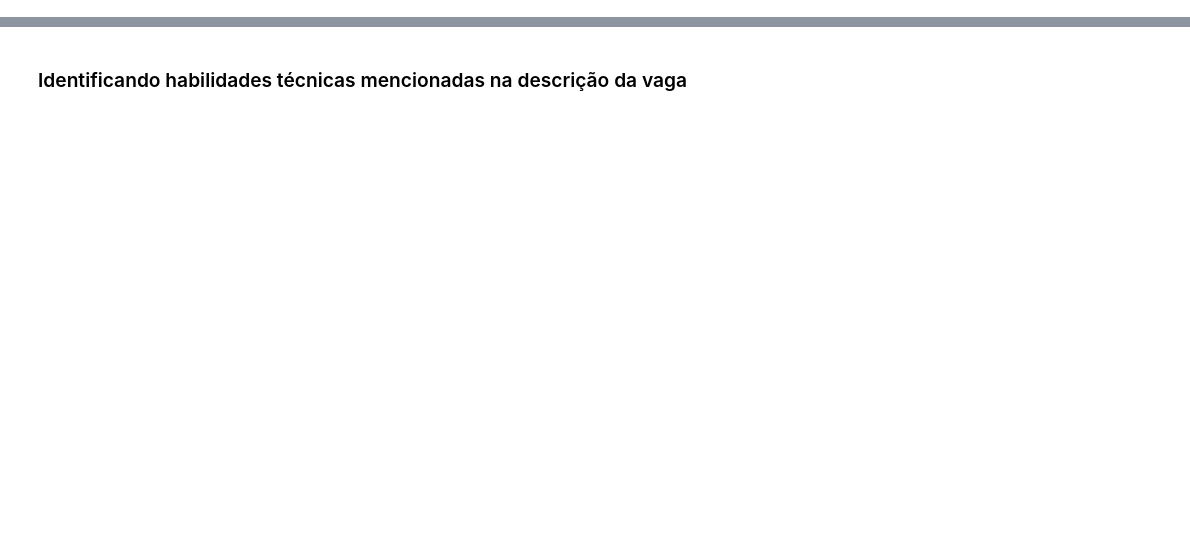
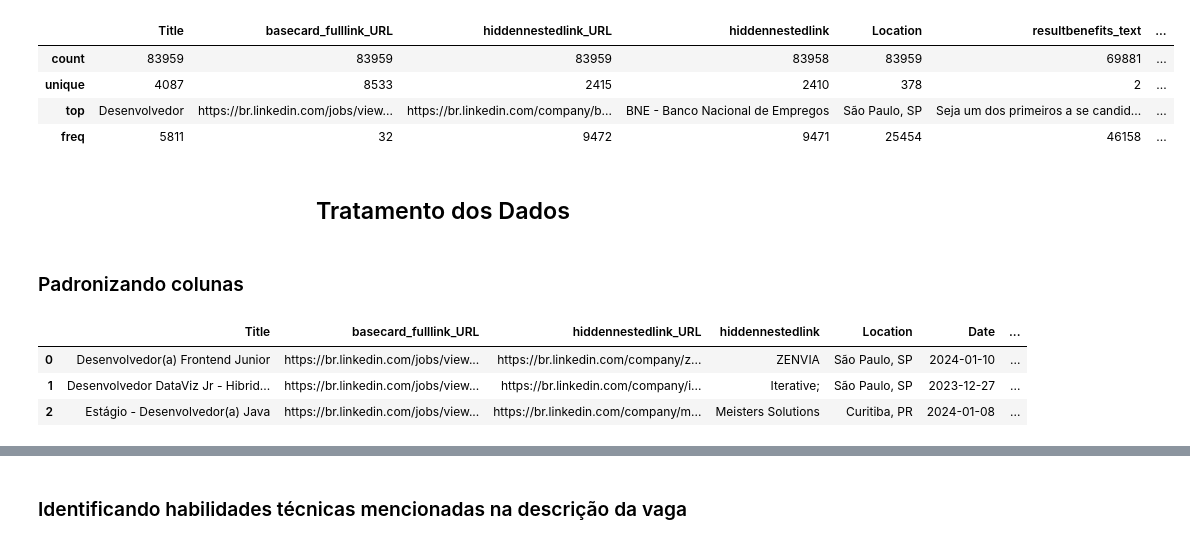
Before and after one commit to larissalemos/vagas_tech_brasil, a Jupyter notebook: vagas_brasil.ipynb, the cells around one changed output, grey strips where cells are left out. Cells and saved outputs as stored; diff of their text form; code cells hidden in the pictures; blank space fills up the shorter version.

```diff
--- a/vagas_brasil.ipynb
+++ b/vagas_brasil.ipynb
@@ -79,0 +14,5 @@ valores_unicos_level
+# %%
+# Importando a base de dados
+
+df = pd.read_csv('vagas.csv')
+df.head(3)
@@ -79,0 +73,21 @@ valores_unicos_level
+# %%
+df.describe()
+# %% [output]
+|  | Title | basecard_fulllink_URL | hiddennestedlink_URL | hiddennestedlink | Location | resultbenefits_text | ... |
+| count | 83959 | 83959 | 83959 | 83958 | 83959 | 69881 | ... |
+| unique | 4087 | 8533 | 2415 | 2410 | 378 | 2 | ... |
+| top | Desenvolvedor | https://br.linkedin.com/jobs/view... | https://br.linkedin.com/company/b... | BNE - Banco Nacional de Empregos | São Paulo, SP | Seja um dos primeiros a se candid... | ... |
+| freq | 5811 | 32 | 9472 | 9471 | 25454 | 46158 | ... |
+# %% [markdown]
+## <center>Tratamento dos Dados
+# %% [markdown]
+### Padronizando colunas
+# %%
+# Renomeando colunas redundantes ou desnecessárias
+df.drop(columns=['Título', 'Empresa', 'Localizacao', 'Divulgacao', 'resultbenefits_text'], inplace=True)
+df.head(3)
+# %% [output]
+|  | Title | basecard_fulllink_URL | hiddennestedlink_URL | hiddennestedlink | Location | Date | ... |
+| 0 | Desenvolvedor(a) Frontend Junior | https://br.linkedin.com/jobs/view... | https://br.linkedin.com/company/z... | ZENVIA | São Paulo, SP | 2024-01-10 | ... |
+| 1 | Desenvolvedor DataViz Jr - Hibrid... | https://br.linkedin.com/jobs/view... | https://br.linkedin.com/company/i... | Iterative; | São Paulo, SP | 2023-12-27 | ... |
+| 2 | Estágio - Desenvolvedor(a) Java | https://br.linkedin.com/jobs/view... | https://br.linkedin.com/company/m... | Meisters Solutions | Curitiba, PR | 2024-01-08 | ... |
```
Also changed, not shown: parts of 101 cells of this notebook, 2 other files.
